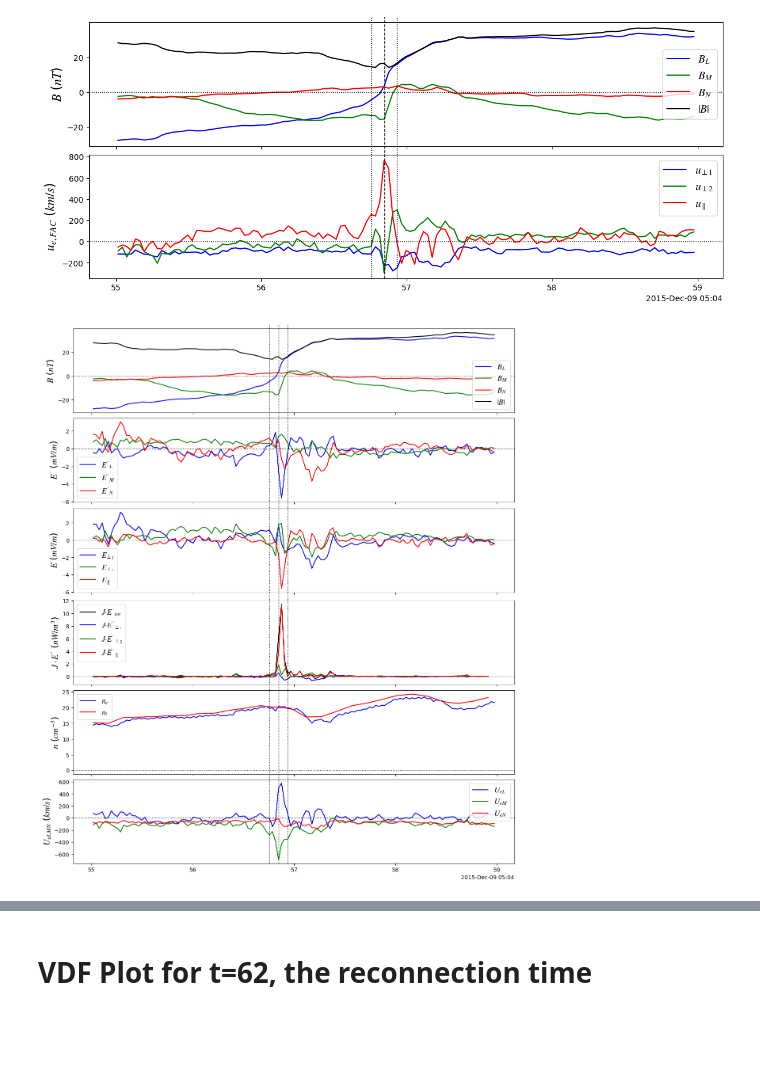
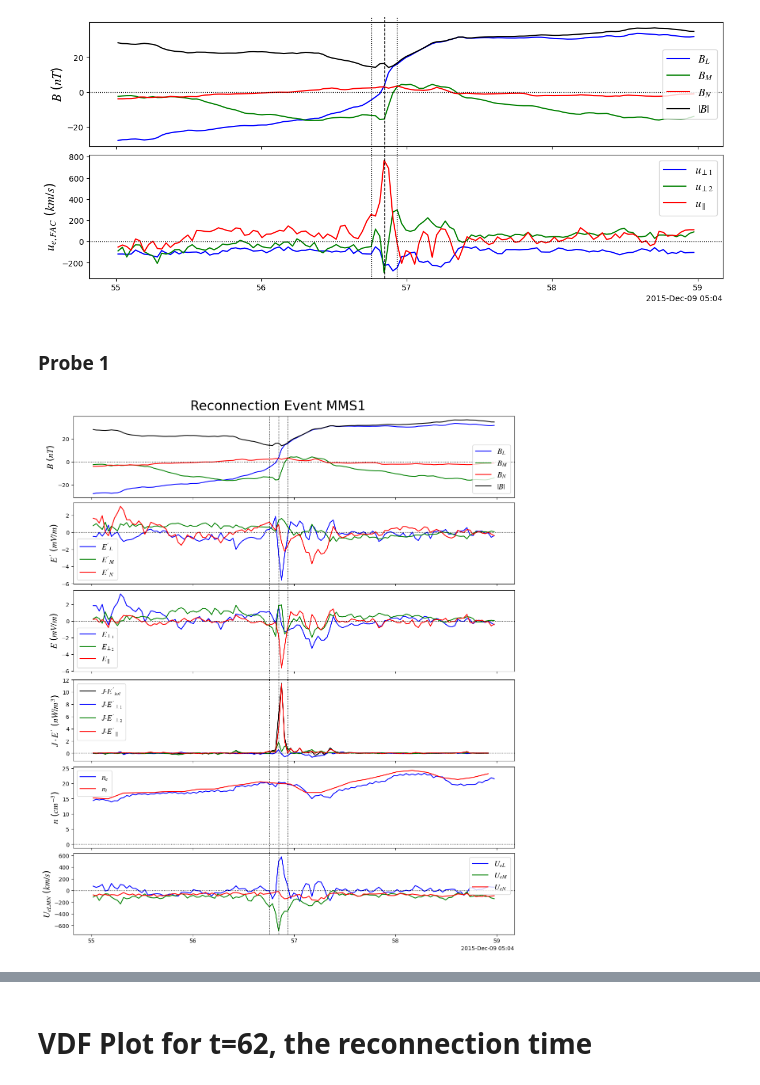
Before and after one commit to regisjohn/FPC_mRx, a Jupyter notebook: scripts/Epar_publication_plots.ipynb, the cells around one changed output, grey strips where cells are left out. Cells and saved outputs as stored; diff of their text form; code cells hidden in the pictures; blank space fills up the shorter version.

```diff
--- a/scripts/Epar_publication_plots.ipynb
+++ b/scripts/Epar_publication_plots.ipynb
@@ -408,9 +462,13 @@ ax[-1].axvline(x=dt_obj1, ymin=0, ymax=y_up, color='k', linestyle='dotted',
 plt.show()
 # %% [output]
 [figure]
+# %% [markdown]
+### Probe 1
 # %%
 from pyspedas import time_datetime
 import matplotlib.pyplot as plt
+
+probe = '1'
 
 t_ax = time_datetime(ntime)
 axs_label_fntsz = 16   # adjust as needed
@@ -453,32 +511,35 @@ ax[3].axhline(0, color='k', linestyle='dotted', linewidth=1.0)
 ax[3].set_ylabel(r"$J \cdot E'$ ($nW/m^3$)", fontsize=axs_label_fntsz)
 ax[3].legend(fontsize=legend_fntsz, loc='upper left')
 
 # Fifth subplot: ion and electron density
 ax[4].set_prop_cycle(color=['blue', 'red']) # custom color cycle
 ax[4].plot(t_ax, den_e, linewidth=1.5, label=r'$n_e$')
 ax[4].plot(t_ax, den_i, linewidth=1.5, label=r'$n_i$')
 ax[4].axhline(0, color='k', linestyle='dotted', linewidth=1.0)
 ax[4].set_ylabel('$n$ ($cm^{-3}$)', fontsize=axs_label_fntsz)
 ax[4].legend(fontsize=legend_fntsz, frameon=legendFrame)
 
 # Sixth subplot: electron bulkve_lmn profiles
 ax[5].set_prop_cycle(color=['blue', 'green', 'red']) # custom color cycle
 ax[5].plot(t_ax, bulk_ve_lmn, linewidth=1.5, label=["$U_{eL}$", "$U_{eM}$", "$U_{eN}$"])
 ax[5].axhline(0, color='k', linestyle='dotted', linewidth=1.0)
 ax[5].set_ylabel("$U_{eLMN}$ ($km/s$)", fontsize=axs_label_fntsz)
 ax[5].legend(fontsize=legend_fntsz, frameon=legendFrame)
 
 
 # Vertical reference lines
-y_up = n_subplots + 0.64
+y_up = n_subplots + 0.38
 ax[-1].axvline(x=dt_obj, ymin=0, ymax=y_up, color='k', linestyle='dashed',
     linewidth=1, clip_on=False)
 ax[-1].axvline(x=dt_obj0, ymin=0, ymax=y_up, color='k', linestyle='dotted',
     linewidth=1, clip_on=False)
 ax[-1].axvline(x=dt_obj1, ymin=0, ymax=y_up, color='k', linestyle='dotted',
     linewidth=1, clip_on=False)
 
+# Figure Title
+suptitle = (f"Reconnection Event MMS{probe}")
+fig.suptitle(suptitle, fontsize = 24)
 
 plt.show()
 # %% [output]
-[figure, old version]
+[figure, new version]
```
Also changed, not shown: parts of 21 cells of this notebook, 3 other files.
